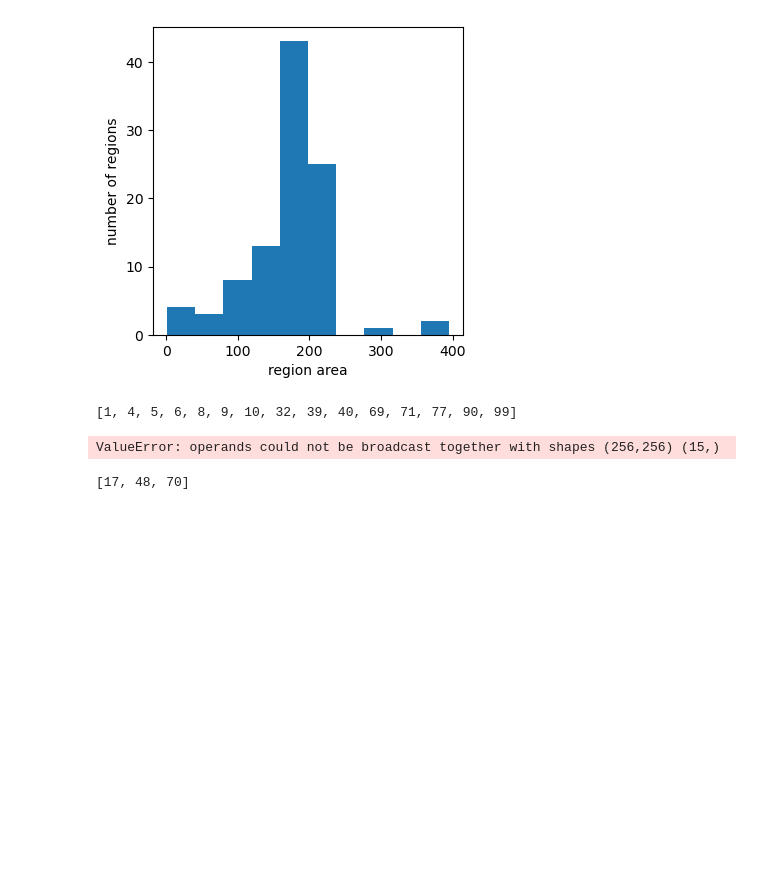
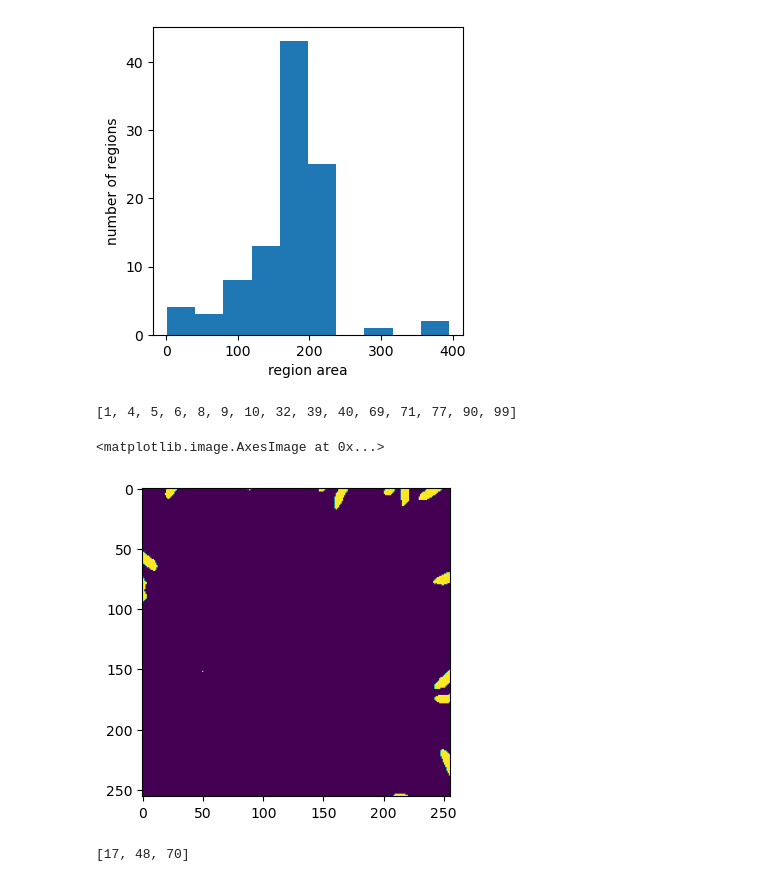
Before and after one commit to dennisshushackost/ComputerVision, a Jupyter notebook: Exercises/Summary.ipynb, the cells around one changed output. Saved outputs shown, nothing was run; the diff lists cells and outputs as text; code cells hidden in the pictures; blank space fills up the shorter version.

```diff
--- a/Exercises/Summary.ipynb
+++ b/Exercises/Summary.ipynb
@@ -494,11 +494,12 @@ Text(0, 0.5, 'number of regions')
 # %%
 # plot unusually small regions
 labels_smallregions = [r.label for r in rp if r.area < 120]
 print(labels_smallregions)
-plt.imshow(labels == labels_smallregions)
+plt.imshow(np.isin(labels, labels_smallregions))
 # %% [output]
 [1, 4, 5, 6, 8, 9, 10, 32, 39, 40, 69, 71, 77, 90, 99]
-ValueError: operands could not be broadcast together with shapes (256,256) (15,)
+<matplotlib.image.AxesImage at 0x...>
+[figure, added]
 # %%
 # plot unusually large regions
 labels_largeregions = [r.label for r in rp if r.area > 250]
```
